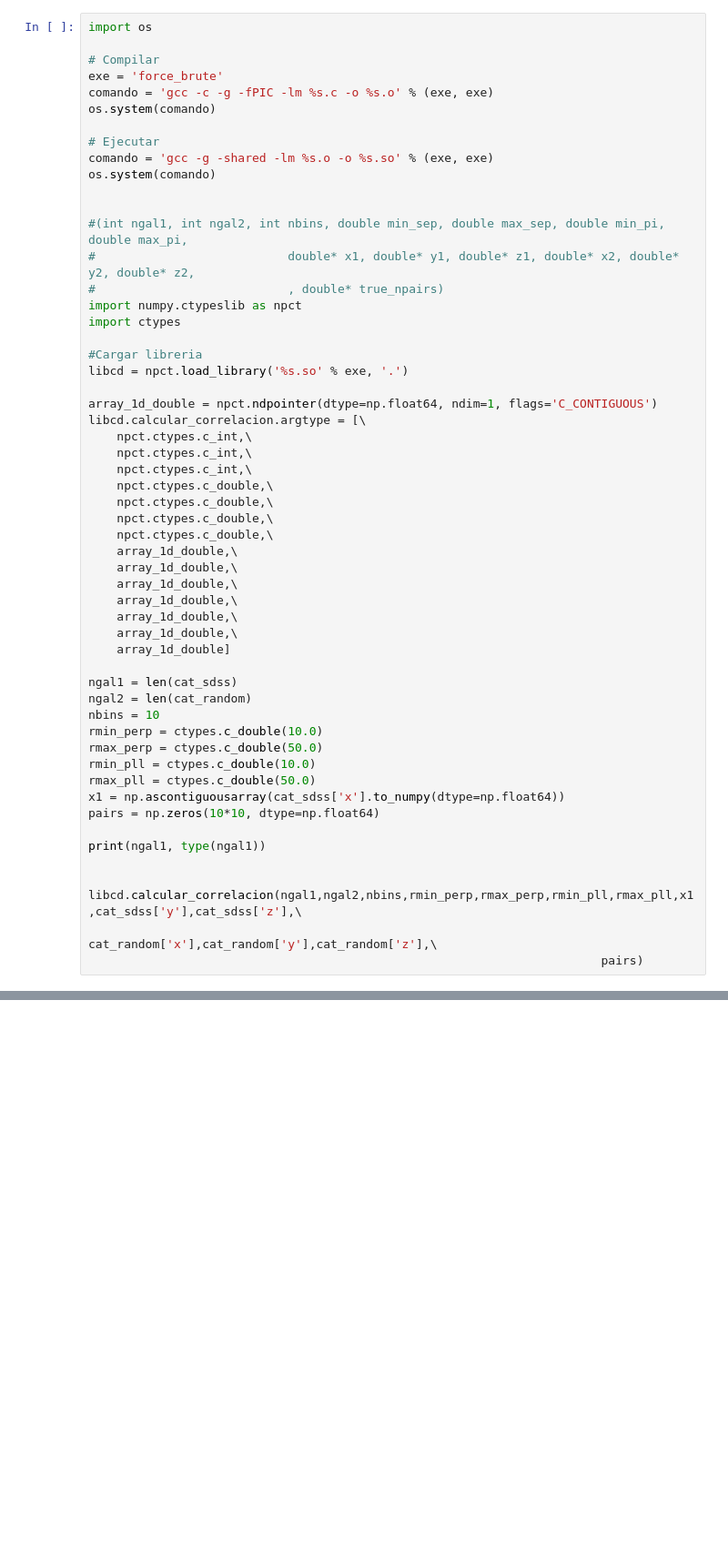
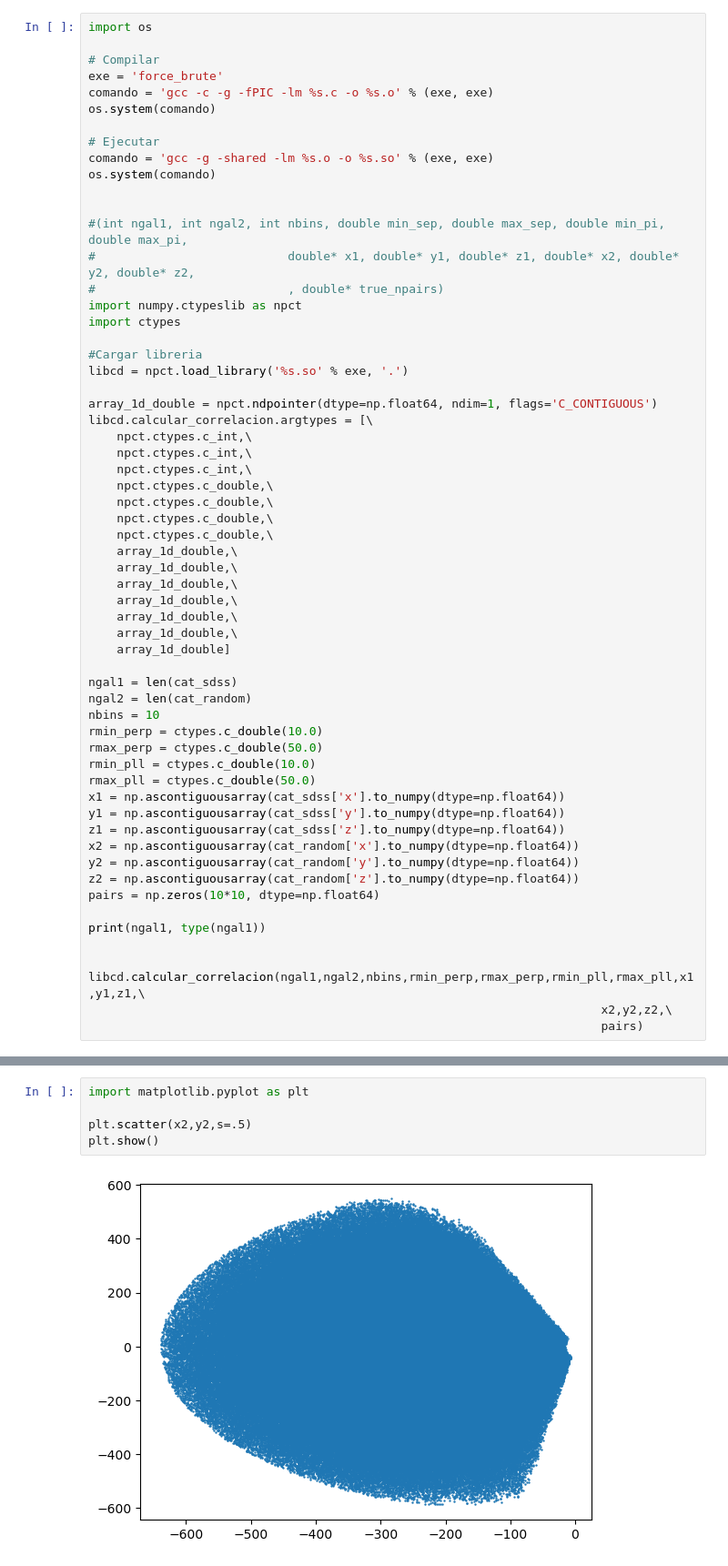
Before and after one commit to FedeDavilaKurban/filbao, a Jupyter notebook: 2dcorrelation_brute.ipynb, the cells around one changed output, grey strips where cells are left out. Shown at 91% size. Saved outputs shown, nothing was run; the diff lists cells and outputs as text; blank space fills up the shorter version.

```diff
--- a/2dcorrelation_brute.ipynb
+++ b/2dcorrelation_brute.ipynb
@@ -59,7 +59,7 @@ import ctypes
 libcd = npct.load_library('%s.so' % exe, '.')
 
 array_1d_double = npct.ndpointer(dtype=np.float64, ndim=1, flags='C_CONTIGUOUS')
-libcd.calcular_correlacion.argtype = [\
+libcd.calcular_correlacion.argtypes = [\
     npct.ctypes.c_int,\
     npct.ctypes.c_int,\
     npct.ctypes.c_int,\
@@ -83,12 +83,17 @@ rmax_perp = ctypes.c_double(50.0)
 rmin_pll = ctypes.c_double(10.0)
 rmax_pll = ctypes.c_double(50.0)
 x1 = np.ascontiguousarray(cat_sdss['x'].to_numpy(dtype=np.float64))
+y1 = np.ascontiguousarray(cat_sdss['y'].to_numpy(dtype=np.float64))
+z1 = np.ascontiguousarray(cat_sdss['z'].to_numpy(dtype=np.float64))
+x2 = np.ascontiguousarray(cat_random['x'].to_numpy(dtype=np.float64))
+y2 = np.ascontiguousarray(cat_random['y'].to_numpy(dtype=np.float64))
+z2 = np.ascontiguousarray(cat_random['z'].to_numpy(dtype=np.float64))
 pairs = np.zeros(10*10, dtype=np.float64)
 
 print(ngal1, type(ngal1))
 
 
-libcd.calcular_correlacion(ngal1,ngal2,nbins,rmin_perp,rmax_perp,rmin_pll,rmax_pll,x1,cat_sdss['y'],cat_sdss['z'],\
-                                                                        cat_random['x'],cat_random['y'],cat_random['z'],\
+libcd.calcular_correlacion(ngal1,ngal2,nbins,rmin_perp,rmax_perp,rmin_pll,rmax_pll,x1,y1,z1,\
+                                                                        x2,y2,z2,\
                                                                         pairs)
 # %% [output]
@@ -100,0 +110,7 @@ print(dir(libcd))
+# %%
+import matplotlib.pyplot as plt
+
+plt.scatter(x2,y2,s=.5)
+plt.show()
+# %% [output]
+[figure, added]
```
Also changed, not shown: parts of 4 cells of this notebook, 4 other files.
